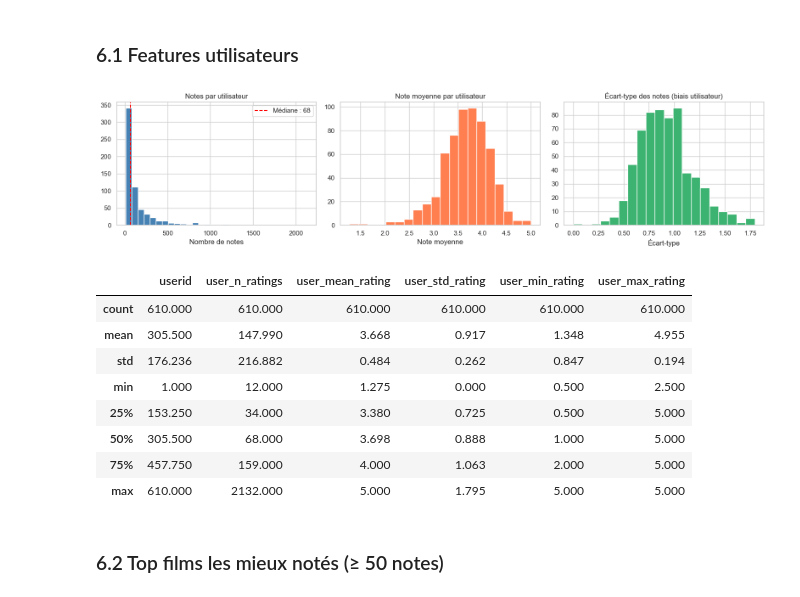
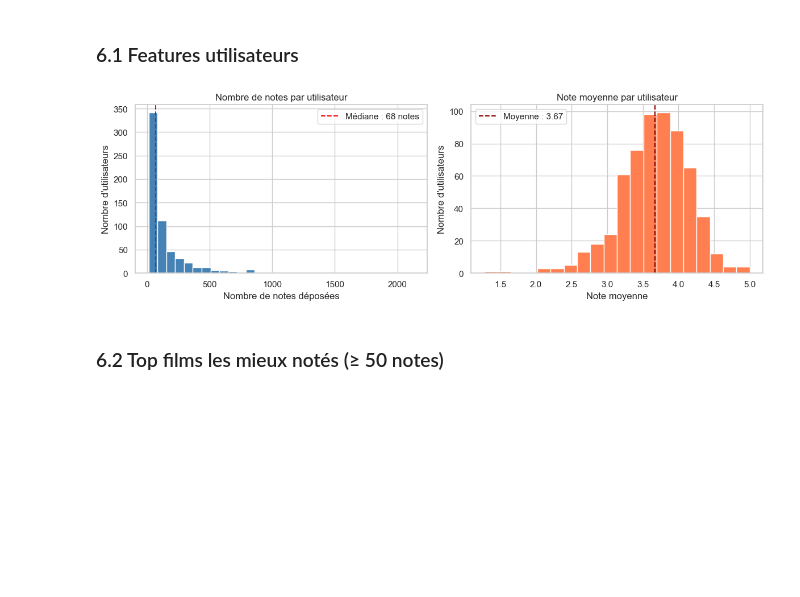
Before and after one commit to MoussaTorch/recommendation-film, a Jupyter notebook: notebooks/01-eda.ipynb, the cells around one changed output. Saved outputs shown, nothing was run; the diff lists cells and outputs as text; code cells hidden in the pictures; blank space fills up the shorter version.

```diff
--- a/notebooks/01-eda.ipynb
+++ b/notebooks/01-eda.ipynb
@@ -476,39 +512,29 @@ Fichiers dans data/processed/ :
 # %% [markdown]
 ### 6.1 Features utilisateurs
 # %%
-fig, axes = plt.subplots(1, 3, figsize=(16, 4))
+fig, axes = plt.subplots(1, 2, figsize=(12, 4))
 
 axes[0].hist(user_feats['user_n_ratings'], bins=30, color='steelblue', edgecolor='white')
-axes[0].set_title('Notes par utilisateur')
-axes[0].set_xlabel('Nombre de notes')
 axes[0].axvline(user_feats['user_n_ratings'].median(), color='red', linestyle='--',
-                label=f"Médiane : {user_feats['user_n_ratings'].median():.0f}")
+                label=f"Médiane : {user_feats['user_n_ratings'].median():.0f} notes")
+axes[0].set_title('Nombre de notes par utilisateur')
+axes[0].set_xlabel('Nombre de notes déposées')
+axes[0].set_ylabel('Nombre d\'utilisateurs')
 axes[0].legend()
 
 axes[1].hist(user_feats['user_mean_rating'], bins=20, color='coral', edgecolor='white')
+axes[1].axvline(user_feats['user_mean_rating'].mean(), color='darkred', linestyle='--',
+                label=f"Moyenne : {user_feats['user_mean_rating'].mean():.2f}")
 axes[1].set_title('Note moyenne par utilisateur')
 axes[1].set_xlabel('Note moyenne')
-
-axes[2].hist(user_feats['user_std_rating'].dropna(), bins=20,
-             color='mediumseagreen', edgecolor='white')
-axes[2].set_title('Écart-type des notes (biais utilisateur)')
-axes[2].set_xlabel('Écart-type')
+axes[1].set_ylabel('Nombre d\'utilisateurs')
+axes[1].legend()
 
 plt.tight_layout()
 plt.savefig(PROJECT_DIR / 'reports' / 'user_features.png', dpi=150, bbox_inches='tight')
 plt.show()
-display(user_feats.describe().round(3))
 # %% [output]
-[figure, old version]
+[figure, new version]
-|  | userid | user_n_ratings | user_mean_rating | user_std_rating | user_min_rating | user_max_rating |
-| count | 610.000 | 610.000 | 610.000 | 610.000 | 610.000 | 610.000 |
-| mean | 305.500 | 147.990 | 3.668 | 0.917 | 1.348 | 4.955 |
-| std | 176.236 | 216.882 | 0.484 | 0.262 | 0.847 | 0.194 |
-| min | 1.000 | 12.000 | 1.275 | 0.000 | 0.500 | 2.500 |
-| 25% | 153.250 | 34.000 | 3.380 | 0.725 | 0.500 | 5.000 |
-| 50% | 305.500 | 68.000 | 3.698 | 0.888 | 1.000 | 5.000 |
-| 75% | 457.750 | 159.000 | 4.000 | 1.063 | 2.000 | 5.000 |
-| max | 610.000 | 2132.000 | 5.000 | 1.795 | 5.000 | 5.000 |
 # %% [markdown]
 ### 6.2 Top films les mieux notés (≥ 50 notes)
 # %%
```
Also changed, not shown: parts of 9 cells of this notebook.
